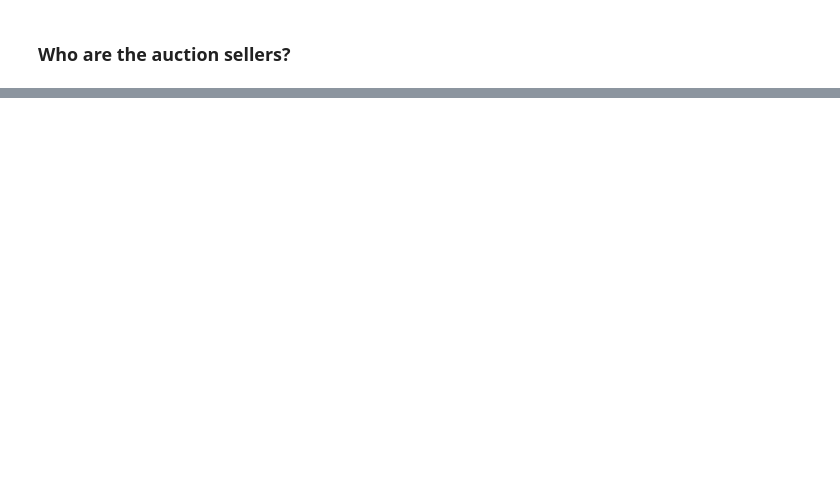
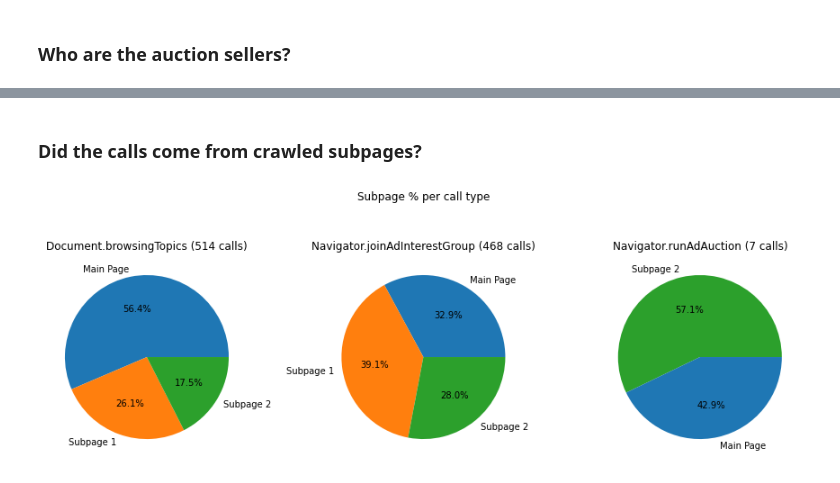
Before and after one commit to MichielP1807/tracker-radar-collector, a Jupyter notebook: post-processing/analysis.ipynb, the cells around one changed output, grey strips where cells are left out. Drawn from its saved outputs; the diff is of its cells as text; code cells hidden in the pictures; blank space fills up the shorter version.

Commit message:
Subpage analysis

```diff
--- a/post-processing/analysis.ipynb
+++ b/post-processing/analysis.ipynb
@@ -155,0 +162,19 @@ for seller in distinct_sellers:
+# %% [markdown]
+### Did the calls come from crawled subpages?
+# %%
+fig, axs = plt.subplots(1, len(saved_calls_sorted_by_type.keys()), figsize=(12,5))
+fig.patch.set_facecolor('white')
+fig.suptitle("Subpage % per call type")
+
+for i, (call_type, saved_calls) in enumerate(saved_calls_sorted_by_type.items()):
+    subpages = [call["subpageIndex"] for call in saved_calls]
+    subpageCount = Counter(subpages)
+    labels = ["Main Page" if s == -1 else "Subpage %d" % (s + 1) for s in subpageCount.keys()]
+    colors = ["C" + str(s+1) for s in subpageCount.keys()]
+    axs[i].pie(subpageCount.values(), labels=labels, autopct="%1.1f%%", colors=colors)
+    axs[i].set_title("%s (%d calls)" % (call_type, len(saved_calls)))
+
+plt.tight_layout()
+plt.show()
+# %% [output]
+[figure, added]
```
Also changed, not shown: parts of 11 cells of this notebook.
